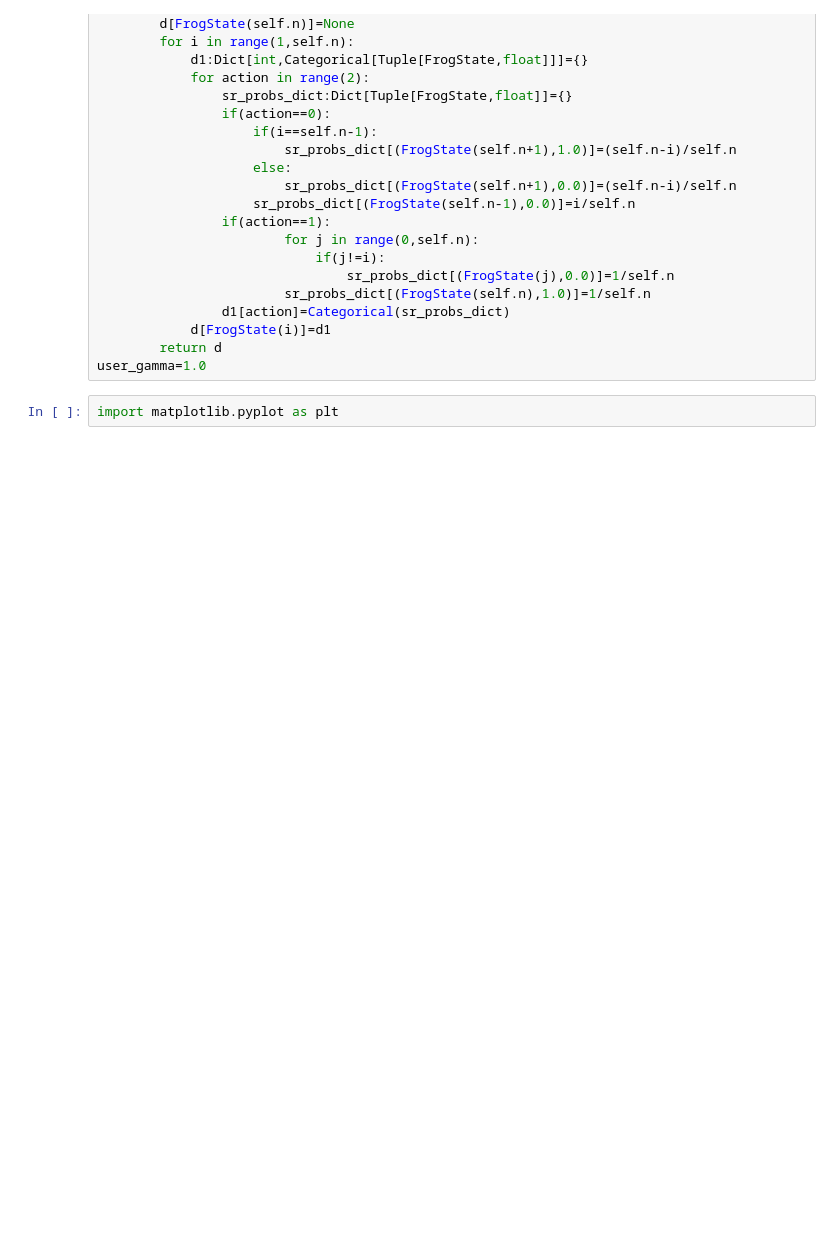
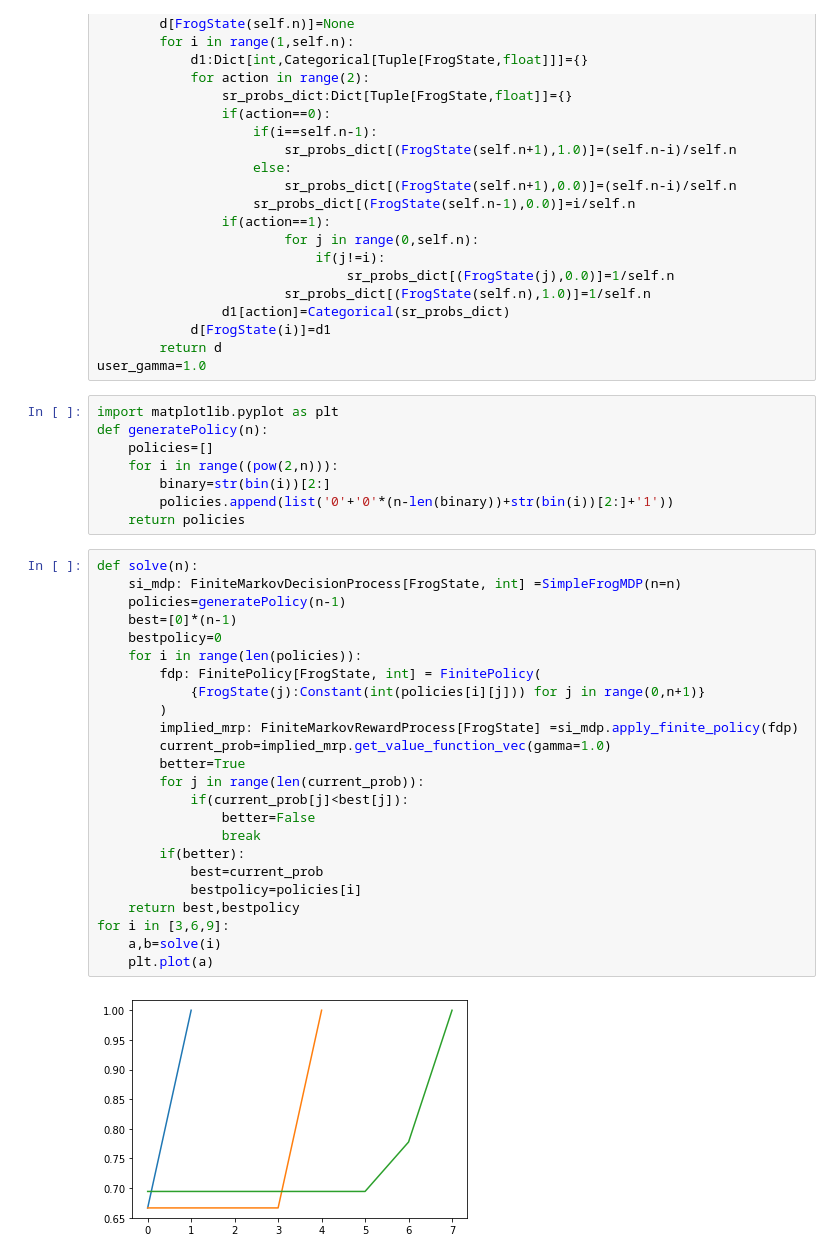
Before and after one commit to danielxjd/RL-book, a Jupyter notebook: Assignments/Assignment3/FrogState.ipynb, the cells around one changed output. Saved outputs shown, nothing was run; the diff lists cells and outputs as text; blank space fills up the shorter version.

```diff
--- a/Assignments/Assignment3/FrogState.ipynb
+++ b/Assignments/Assignment3/FrogState.ipynb
@@ -50,5 +50,37 @@ class SimpleFrogMDP(FiniteMarkovDecisionProcess[FrogState, int]):
             d[FrogState(i)]=d1
         return d
 user_gamma=1.0
-# %%
-import matplotlib.pyplot as plt
+# %%
+import matplotlib.pyplot as plt
+def generatePolicy(n):
+    policies=[]
+    for i in range((pow(2,n))):
+        binary=str(bin(i))[2:]
+        policies.append(list('0'+'0'*(n-len(binary))+str(bin(i))[2:]+'1'))
+    return policies
+# %%
+def solve(n):
+    si_mdp: FiniteMarkovDecisionProcess[FrogState, int] =SimpleFrogMDP(n=n)
+    policies=generatePolicy(n-1)
+    best=[0]*(n-1)
+    bestpolicy=0
+    for i in range(len(policies)):
+        fdp: FinitePolicy[FrogState, int] = FinitePolicy(
+            {FrogState(j):Constant(int(policies[i][j])) for j in range(0,n+1)}
+        )
+        implied_mrp: FiniteMarkovRewardProcess[FrogState] =si_mdp.apply_finite_policy(fdp)
+        current_prob=implied_mrp.get_value_function_vec(gamma=1.0)
+        better=True
+        for j in range(len(current_prob)):
+            if(current_prob[j]<best[j]):
+                better=False
+                break
+        if(better):
+            best=current_prob
+            bestpolicy=policies[i]
+    return best,bestpolicy
+for i in [3,6,9]:
+    a,b=solve(i)
+    plt.plot(a)
+# %% [output]
+[figure, added]
```
Also changed, not shown: parts of 4 cells of this notebook.
